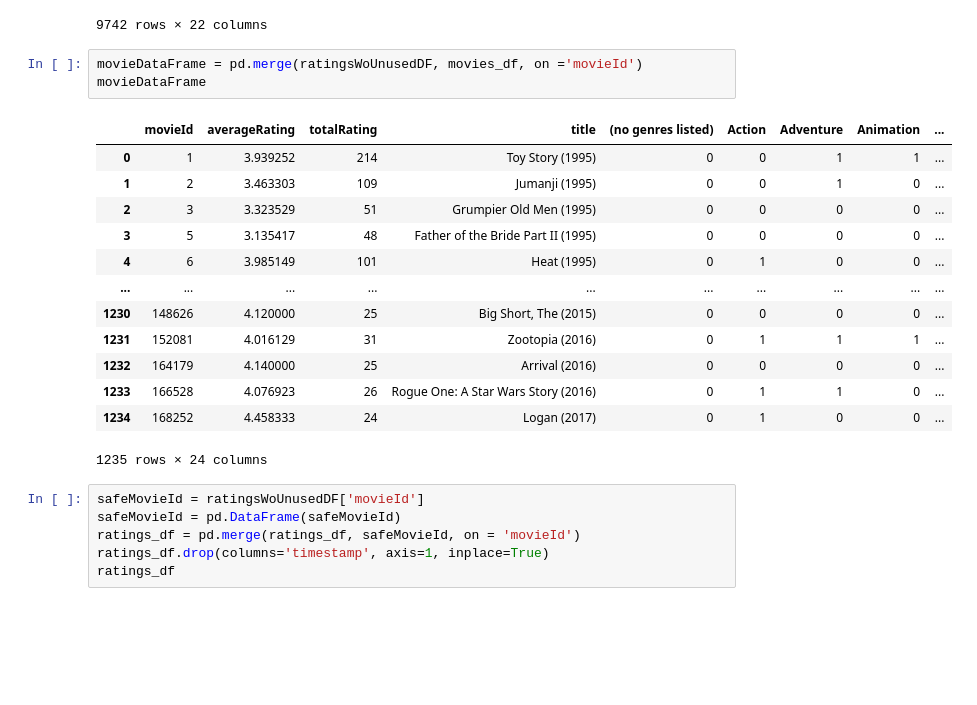
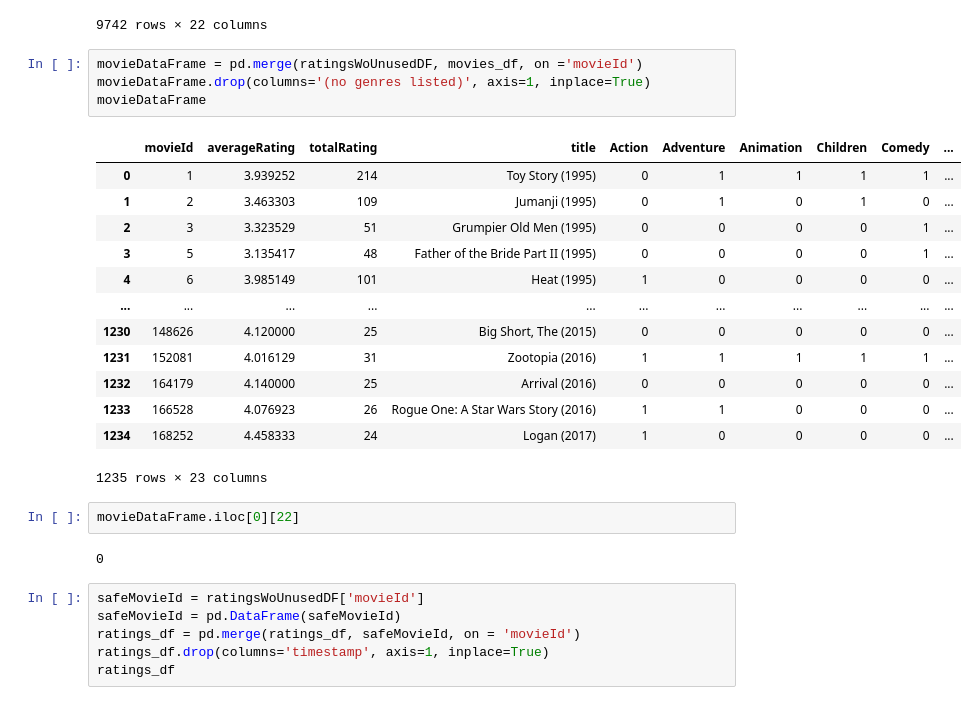
Before and after one commit to sewarslan/final_project, a Jupyter notebook: movie_recommender/data process for nn.ipynb, the cells around one changed output. Cells and saved outputs as stored; diff of their text form; blank space fills up the shorter version.

```diff
--- a/movie_recommender/data process for nn.ipynb
+++ b/movie_recommender/data process for nn.ipynb
@@ -209,21 +209,26 @@ movies_df
 9742 rows × 22 columns
 # %%
 movieDataFrame = pd.merge(ratingsWoUnusedDF, movies_df, on ='movieId')
+movieDataFrame.drop(columns='(no genres listed)', axis=1, inplace=True)
 movieDataFrame
 # %% [output]
-|  | movieId | averageRating | totalRating | title | (no genres listed) | Action | Adventure | Animation | ... |
-| 0 | 1 | 3.939252 | 214 | Toy Story (1995) | 0 | 0 | 1 | 1 | ... |
-| 1 | 2 | 3.463303 | 109 | Jumanji (1995) | 0 | 0 | 1 | 0 | ... |
-| 2 | 3 | 3.323529 | 51 | Grumpier Old Men (1995) | 0 | 0 | 0 | 0 | ... |
-| 3 | 5 | 3.135417 | 48 | Father of the Bride Part II (1995) | 0 | 0 | 0 | 0 | ... |
-| 4 | 6 | 3.985149 | 101 | Heat (1995) | 0 | 1 | 0 | 0 | ... |
-| ... | ... | ... | ... | ... | ... | ... | ... | ... | ... |
-| 1230 | 148626 | 4.120000 | 25 | Big Short, The (2015) | 0 | 0 | 0 | 0 | ... |
-| 1231 | 152081 | 4.016129 | 31 | Zootopia (2016) | 0 | 1 | 1 | 1 | ... |
-| 1232 | 164179 | 4.140000 | 25 | Arrival (2016) | 0 | 0 | 0 | 0 | ... |
-| 1233 | 166528 | 4.076923 | 26 | Rogue One: A Star Wars Story (2016) | 0 | 1 | 1 | 0 | ... |
-| 1234 | 168252 | 4.458333 | 24 | Logan (2017) | 0 | 1 | 0 | 0 | ... |
+|  | movieId | averageRating | totalRating | title | Action | Adventure | Animation | Children | Comedy | ... |
+| 0 | 1 | 3.939252 | 214 | Toy Story (1995) | 0 | 1 | 1 | 1 | 1 | ... |
+| 1 | 2 | 3.463303 | 109 | Jumanji (1995) | 0 | 1 | 0 | 1 | 0 | ... |
+| 2 | 3 | 3.323529 | 51 | Grumpier Old Men (1995) | 0 | 0 | 0 | 0 | 1 | ... |
+| 3 | 5 | 3.135417 | 48 | Father of the Bride Part II (1995) | 0 | 0 | 0 | 0 | 1 | ... |
+| 4 | 6 | 3.985149 | 101 | Heat (1995) | 1 | 0 | 0 | 0 | 0 | ... |
+| ... | ... | ... | ... | ... | ... | ... | ... | ... | ... | ... |
+| 1230 | 148626 | 4.120000 | 25 | Big Short, The (2015) | 0 | 0 | 0 | 0 | 0 | ... |
+| 1231 | 152081 | 4.016129 | 31 | Zootopia (2016) | 1 | 1 | 1 | 1 | 1 | ... |
+| 1232 | 164179 | 4.140000 | 25 | Arrival (2016) | 0 | 0 | 0 | 0 | 0 | ... |
+| 1233 | 166528 | 4.076923 | 26 | Rogue One: A Star Wars Story (2016) | 1 | 1 | 0 | 0 | 0 | ... |
+| 1234 | 168252 | 4.458333 | 24 | Logan (2017) | 1 | 0 | 0 | 0 | 0 | ... |
-1235 rows × 24 columns
+1235 rows × 23 columns
+# %%
+movieDataFrame.iloc[0][22]
+# %% [output]
+0
 # %%
 safeMovieId = ratingsWoUnusedDF['movieId']
 safeMovieId = pd.DataFrame(safeMovieId)
```
Also changed, not shown: parts of 4 cells of this notebook, 8 other files.
